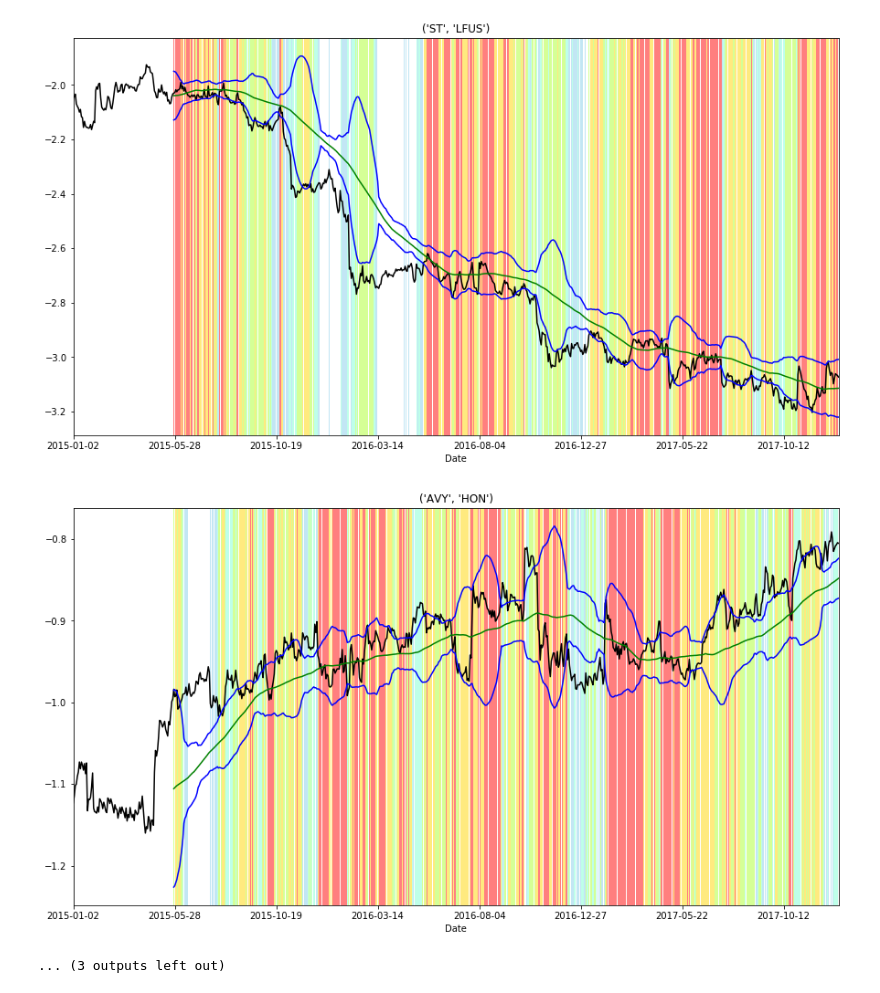
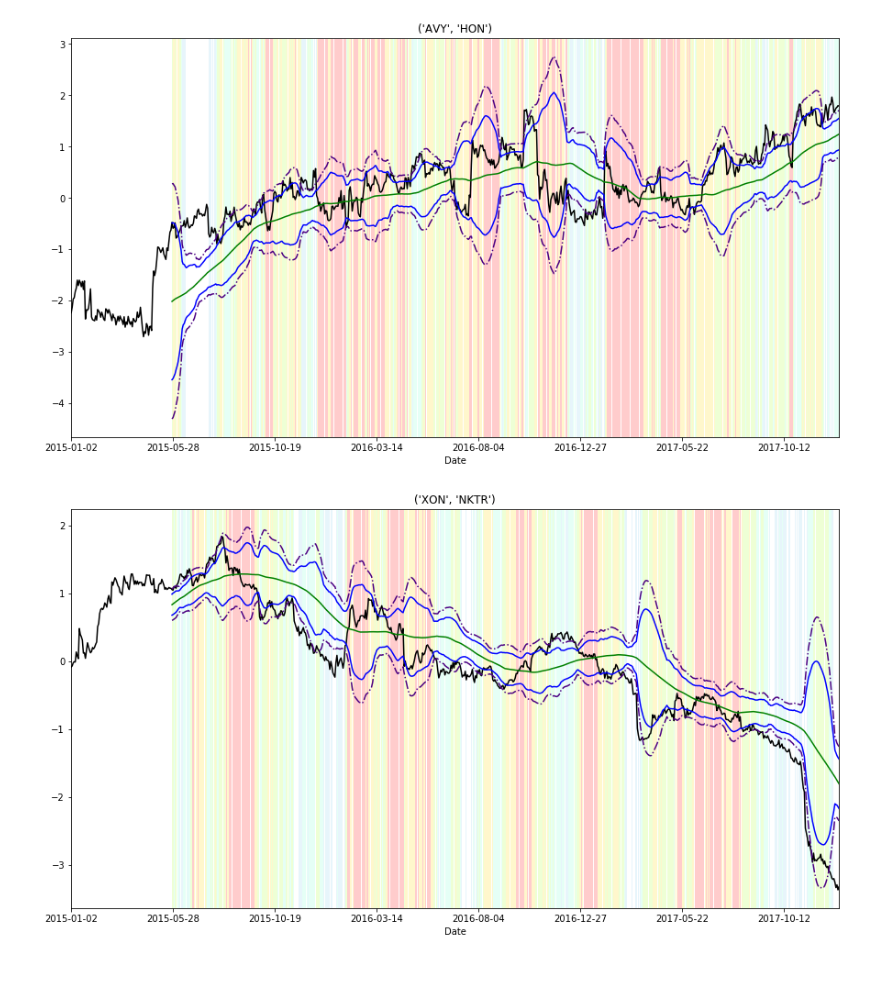
Before and after one commit to maks-ivanov/cs189_pairs_trading, a Jupyter notebook: Residuals Data.ipynb, the cells around one changed output. Saved outputs shown, nothing was run; the diff lists cells and outputs as text; code cells hidden in the pictures.

Commit message:
1hot labels and histograms

```diff
--- a/Residuals Data.ipynb
+++ b/Residuals Data.ipynb
@@ -10,8 +10,8 @@ from sklearn.linear_model import LinearRegression
 %matplotlib inline
 # %%
 PAIRS = [("CLGX", "JKHY"), ("DST", "FTNT"), ("MDLZ", "KHC"), ("AEL", "LNC"), ("TEX", "AGCO"), ("HIG", "BRK-B"),
-         ("ASGN", "MAN"), ("BDX", "WST"), ("SHAK", "SONC"), ("CIEN", "JNPR"), ("ST", "LFUS"), ("AVY", "HON"),
-         ("HES", "WLL"), ("XON", "NKTR"), ("CLR", "CXO")]
+         ("ASGN", "MAN"), ("BDX", "WST"), ("SHAK", "SONC"), ("CIEN", "JNPR"), ("AVY", "HON"), ("XON", "NKTR"),
+         ("CLR", "CXO")]
 
 START_DATE = "2015-01-01"
 START_TRAINING_DATE = "2016-01-01"
@@ -57,7 +57,11 @@ def compute_residual(stock1, stock2, start, end):
 RESIDUALS = dict()
 for pair in PAIRS:
     s1, s2 = pair
-    RESIDUALS[pair] = compute_residual(s1, s2, START_TRAINING_DATE, START_TESTING_DATE)
+    residual = compute_residual(s1, s2, START_TRAINING_DATE, START_TESTING_DATE)
+    scaler = StandardScaler()
+    scaled = np.squeeze(scaler.fit_transform(residual.reshape(-1, 1)))
+    residual.update(pd.Series(scaled, index = residual.index))
+    RESIDUALS[pair] = residual
 # %% [output]
 1.2193369382565444
 0.8624258776666418
@@ -113,9 +115,9 @@ SD_LOOKBACK = 30
 
 for i in range(len(PAIRS)):
     plt.figure(i)
-    pair = PAIRS[i]
-    zonified = zonify(RESIDUALS[pair], ma_lookback=MA_LOOKBACK, sd_lookback=SD_LOOKBACK)
+    pair = PAIRS[i]`
     residual = RESIDUALS[pair]
+    zonified = zonify(residual, ma_lookback=MA_LOOKBACK, sd_lookback=SD_LOOKBACK)
     residual.plot(color='black')
     plt.title(pair)
     ma = residual.rolling(window=MA_LOOKBACK, center=False).mean()
@@ -123,6 +125,8 @@ for i in range(len(PAIRS)):
     ma.plot(color='g',figsize=(15,8))
     (ma+2*sd).plot(color='b')
     (ma-2*sd).plot(color='b')
+    (ma+3*sd).plot(color='indigo', linestyle='-.')
+    (ma-3*sd).plot(color='indigo', linestyle='-.')
 
 
     colors = {1.0:'red', 2.0:'gold', 3.0: 'greenyellow', 4.0: 'aquamarine', 5.0: 'skyblue'}
@@ -130,5 +134,5 @@ for i in range(len(PAIRS)):
         abs_zone = np.abs(zonified.iloc[i])
         if abs_zone in colors:
             color = colors[abs_zone]
-            plt.axvspan(i, i, alpha=0.5, color=color)
+            plt.axvspan(i, i, alpha=0.2, color=color)
 # %% [output]
@@ -145,3 +149,2 @@ for i in range(len(PAIRS)):
-[figure, old version]
+[figure, new version]
-[figure, old version]
+[figure, new version]
-... (3 outputs left out)
```
Also changed, not shown: parts of 6 cells of this notebook.
